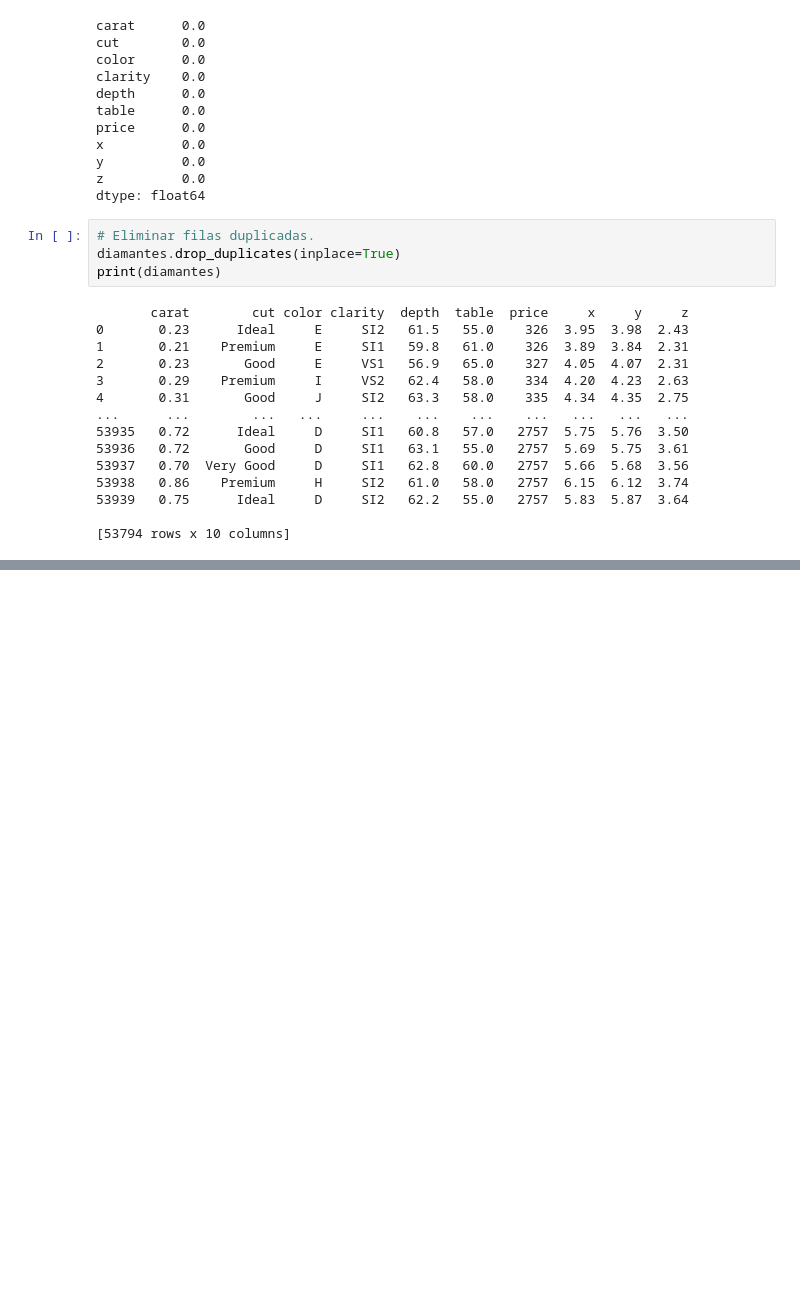
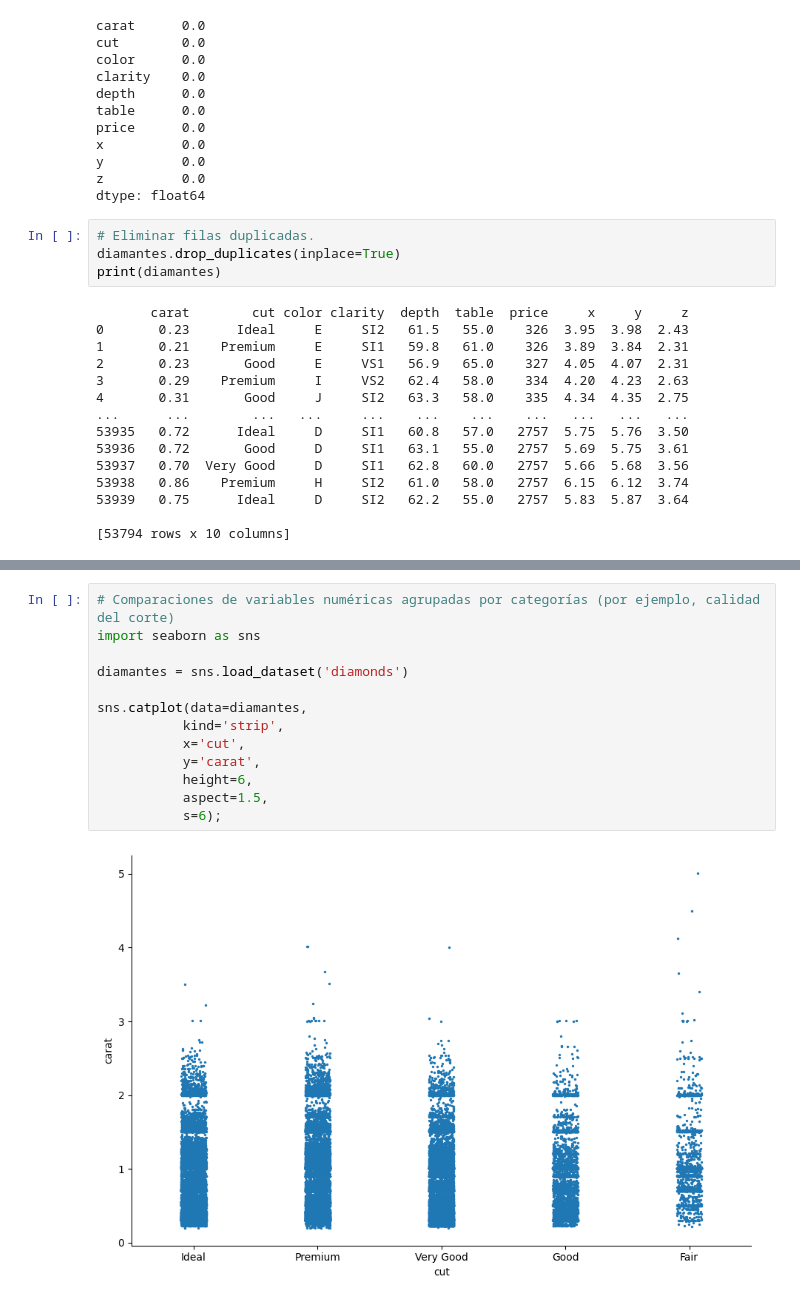
Before and after one commit to Juan8516/DashboardAnalisisDatos, a Jupyter notebook: Dashboard de un Análisis Exploratorio de Datos con Seaborn.ipynb, the cells around one changed output, grey strips where cells are left out. Saved outputs shown, nothing was run; the diff lists cells and outputs as text; blank space fills up the shorter version.

```diff
--- a/Dashboard de un Análisis Exploratorio de Datos con Seaborn.ipynb
+++ b/Dashboard de un Análisis Exploratorio de Datos con Seaborn.ipynb
@@ -148,0 +171,15 @@ print(diamantes)
+# %%
+# Comparaciones de variables numéricas agrupadas por categorías (por ejemplo, calidad del corte)
+import seaborn as sns
+
+diamantes = sns.load_dataset('diamonds')
+
+sns.catplot(data=diamantes,
+           kind='strip',
+           x='cut',
+           y='carat',
+           height=6,
+           aspect=1.5,
+           s=6);
+# %% [output]
+[figure, added]
```
Also changed, not shown: parts of 3 cells of this notebook.
